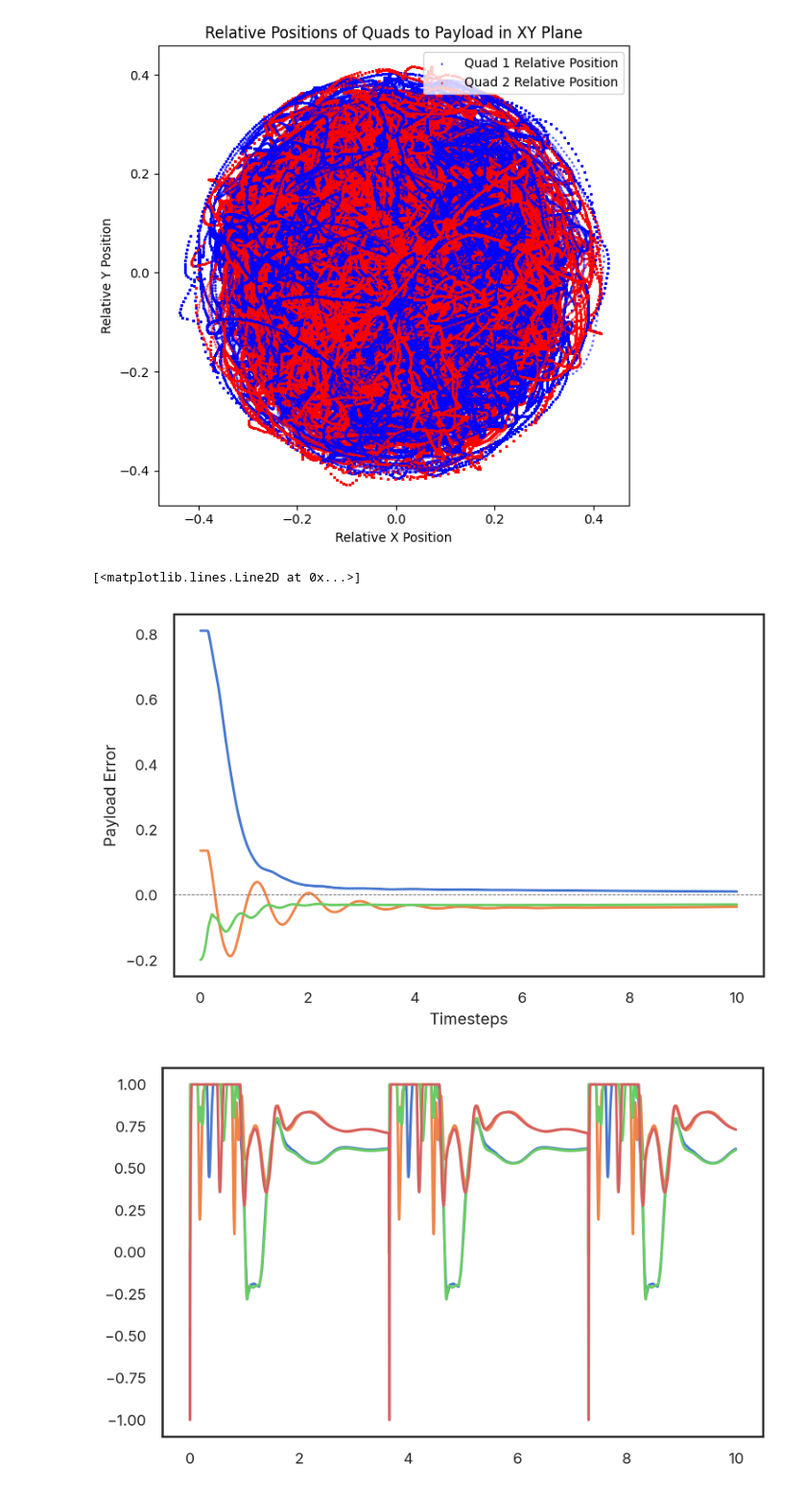
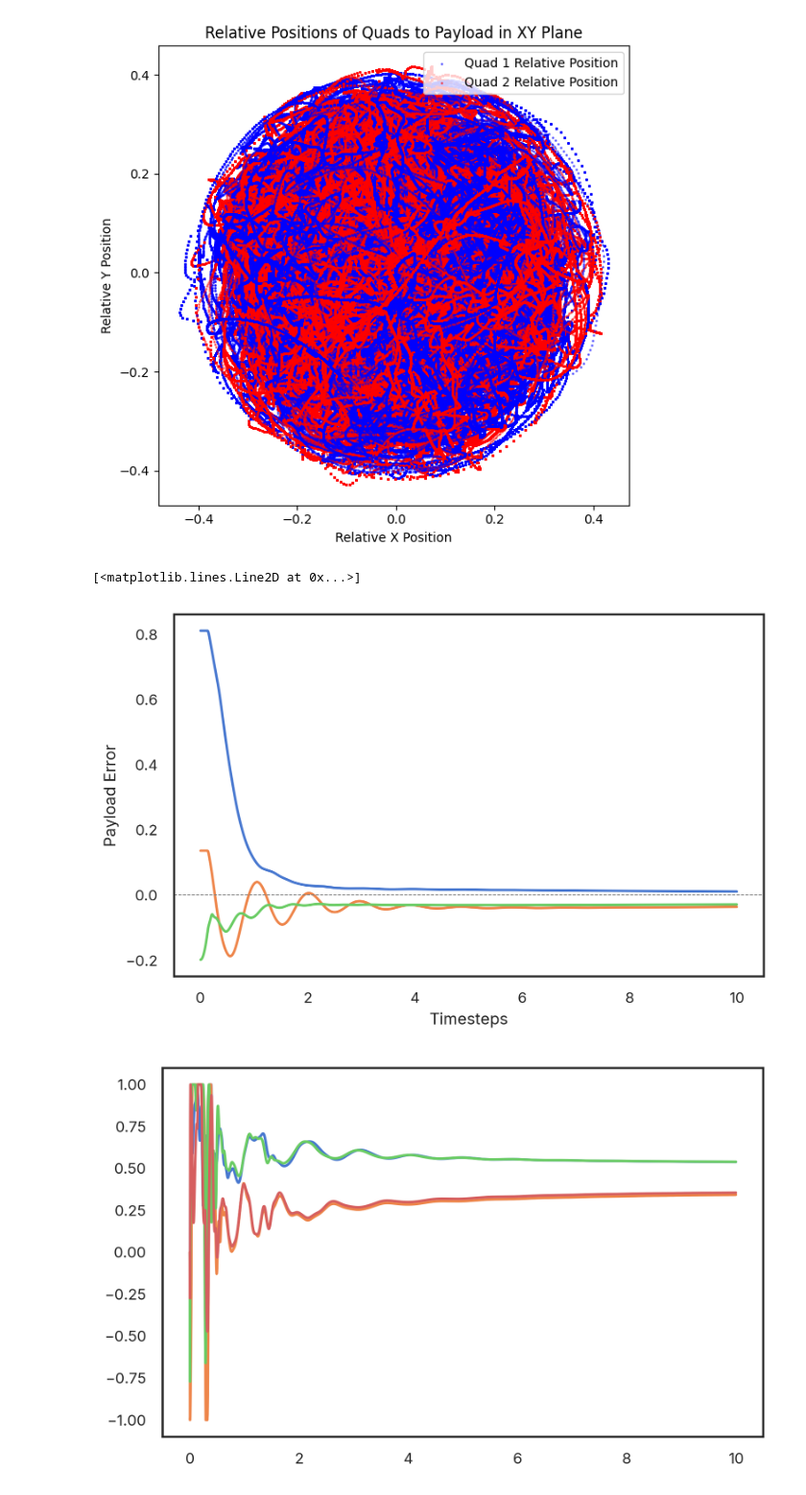
Before and after one commit to viktorlorentz/crazyMARL, a Jupyter notebook: plot_test.ipynb, the cells around one changed output. Shown at 96% size. Saved outputs shown, nothing was run; the diff lists cells and outputs as text; code cells hidden in the pictures.

```diff
--- a/plot_test.ipynb
+++ b/plot_test.ipynb
@@ -410,23 +410,23 @@ plt.show()
 # %%
 # plot the payload position error in x,y,z each as a line over a dashed line at 0
 fig8, ax8 = plt.subplots(figsize=(textwidth/2, textwidth/2 * 0.618))  # 0.618 is the golden ratio, for a square figure
 ax8.plot(time[1:], payload[1:,full_runs[1], 0], label='Payload Error X',
             )
 ax8.plot(time[1:], payload[1:,full_runs[1], 1], label='Payload Error Y',
             )
 ax8.plot(time[1:], payload[1:,full_runs[1], 2], label='Payload Error Z',
             )
 ax8.axhline(0, color='gray', linestyle='--', linewidth=0.5, label='Zero Line')
 ax8.set_xlabel('Timesteps')
 ax8.set_ylabel('Payload Error')
 
 # plot quad actions over time (4 thrusts   )
 fig9, ax9 = plt.subplots(figsize=(textwidth/2, textwidth/2 * 0.618))  # 0.618 is the golden ratio, for a square
-ax9.plot(time, q_last_action[:, 0, 0], label='Quad 1 Thrust 1')
-ax9.plot(time, q_last_action[:, 0, 1], label='Quad 1 Thrust 2')
-ax9.plot(time, q_last_action[:, 0, 2], label='Quad 1 Thrust 3')
-ax9.plot(time, q_last_action[:, 0, 3], label='Quad 1 Thrust 4')
+ax9.plot(time, q_last_action[:, full_runs[1], 0], label='Quad 1 Thrust 1')
+ax9.plot(time, q_last_action[:, full_runs[1], 1], label='Quad 1 Thrust 2')
+ax9.plot(time, q_last_action[:, full_runs[1], 2], label='Quad 1 Thrust 3')
+ax9.plot(time, q_last_action[:, full_runs[1], 3], label='Quad 1 Thrust 4')
 # %% [output]
 [<matplotlib.lines.Line2D at 0x...>]
 [figure]
-[figure, old version]
+[figure, new version]
```
Also changed, not shown: 2 other files.
